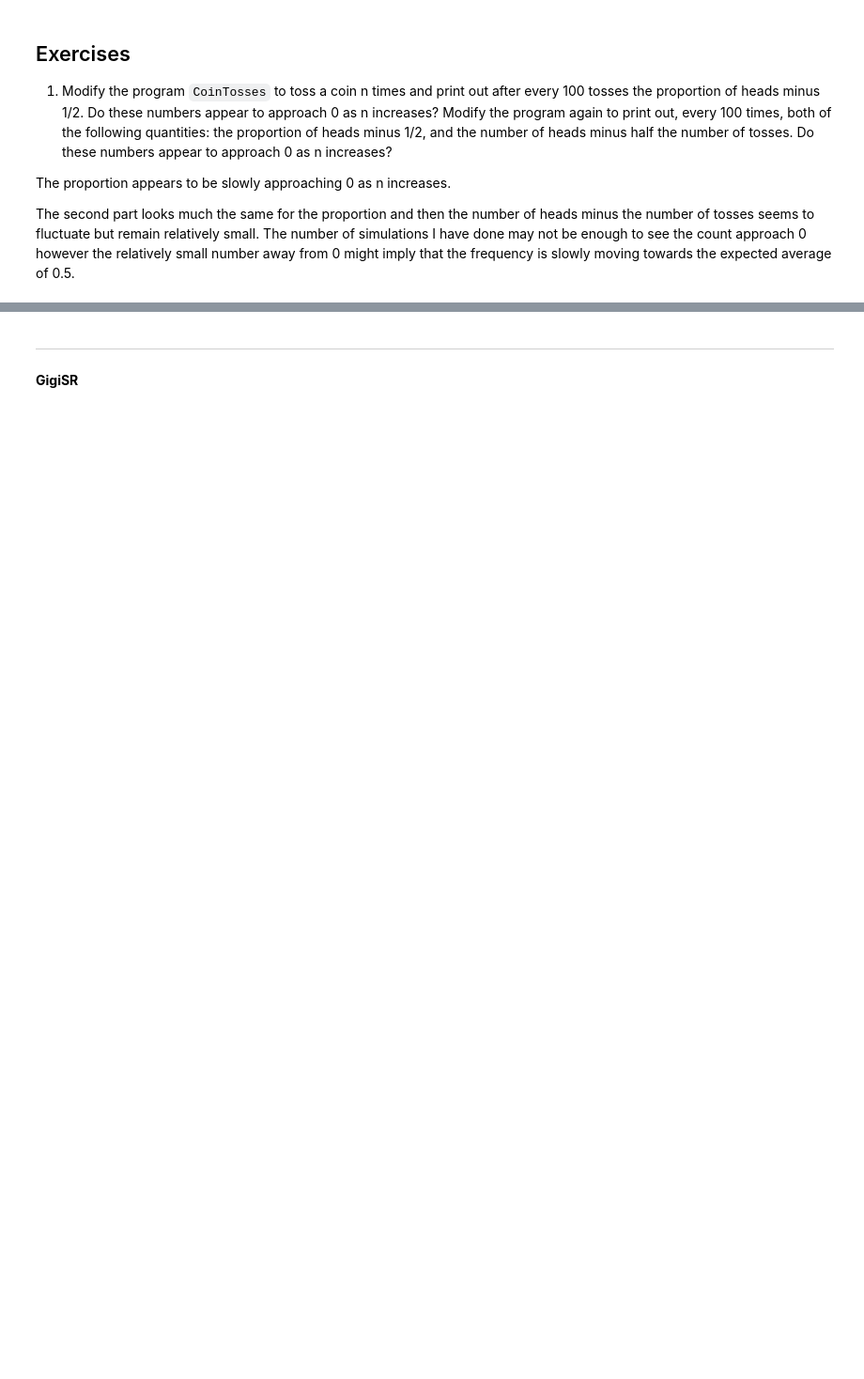
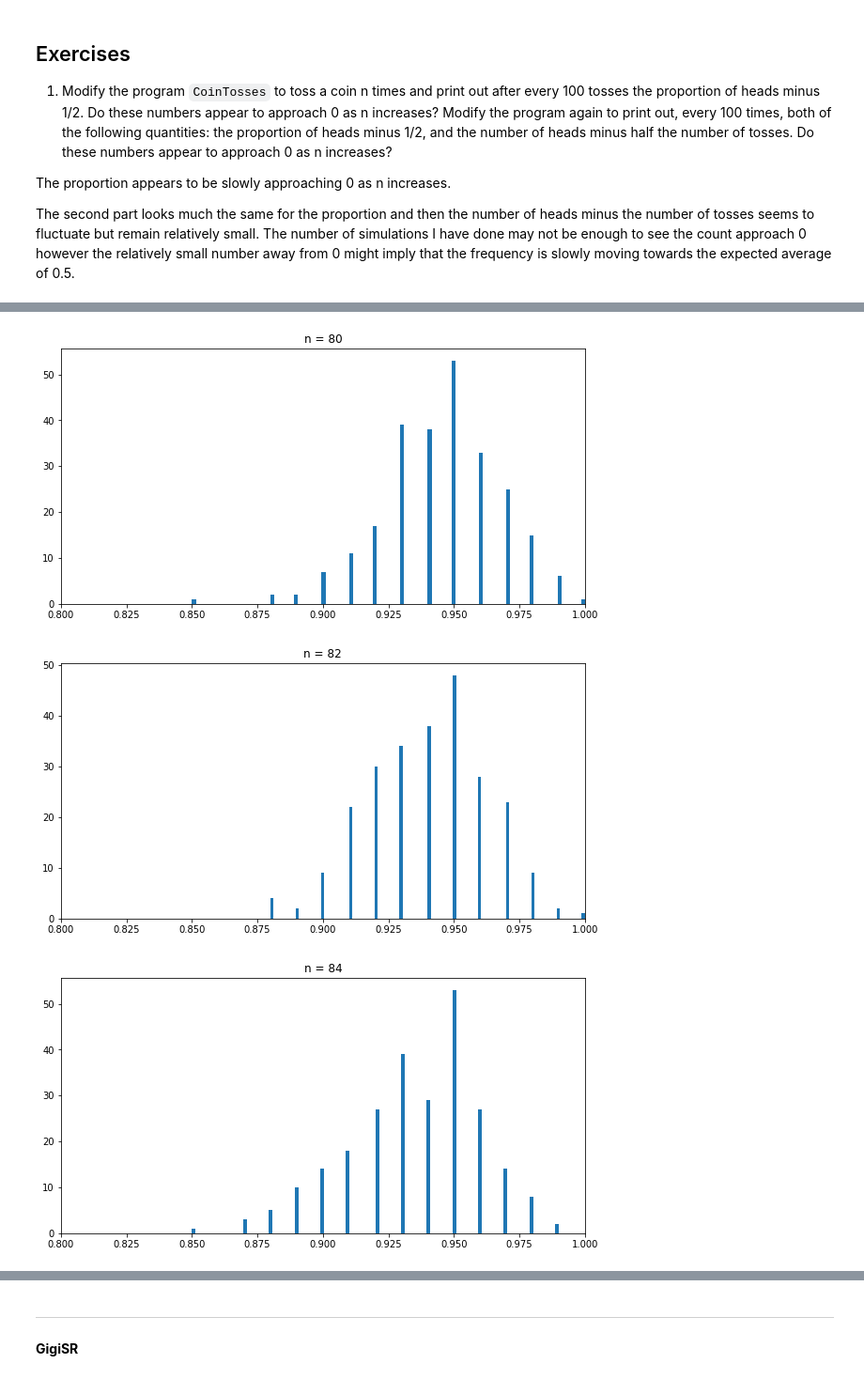
Before and after one commit to gigisr/grinstead_and_snell, a Jupyter notebook: 01_discrete_probability_distributions.ipynb, the cells around one changed output, grey strips where cells are left out. Shown: that part at 94% size. Drawn from its saved outputs; the diff is of its cells as text; code cells hidden in the pictures; blank space fills up the shorter version.

```diff
--- a/01_discrete_probability_distributions.ipynb
+++ b/01_discrete_probability_distributions.ipynb
@@ -317,7 +318,7 @@ def CoinTosses(n):
     s_out = s_rand.map(lambda x: 'T' if x < 0.5 else 'H')
     var_out = ''.join(s_out.values.tolist())
     for i in range(1, int(np.ceil(n / 100)) + 1):
-        list_sub = list_test[0:(i * 100)]
+        list_sub = var_out[0:(i * 100)]
         var_heads = len(re.sub('T', '', list_sub))
         var_i = (var_heads / len(list_sub)) - 0.5
         print(round(var_i, 8))
@@ -359,0 +365,23 @@ Test 1
+# %%
+def CoinTosses(n):
+    s_rand = pd.Series(RandomNumbers(n))
+    s_out = s_rand.map(lambda x: 'T' if x < 0.5 else 'H')
+    var_prop = len(''.join(s_out.loc[s_out == 'H'].values.tolist())) / s_out.shape[0]
+    return (var_prop >= 0.4) & (var_prop <= 0.6)
+# %%
+%%time
+# This takes a while to run
+for count in range(80, 100, 2):
+    plt.figure(figsize=(10, 5))
+
+    list_outcomes = [
+        # For n (count) tosses take the mean of how many fit our criteria
+        np.mean([CoinTosses(count) for x in range(0, 100)])
+        # Repeat this 250 times so that we get a good idea that the
+        # average is a good approximation
+        for y in range(0, 250)
+    ]
+    plt.hist(list_outcomes, bins=100)
+    plt.xlim(0.8, 1)
+    plt.title('n = {}'.format(count))
+# %% [output]
@@ -359,0 +389,3 @@ Test 1
+[figure, added]
+[figure, added]
+[figure, added]
```
Also changed, not shown: parts of 17 cells of this notebook.
